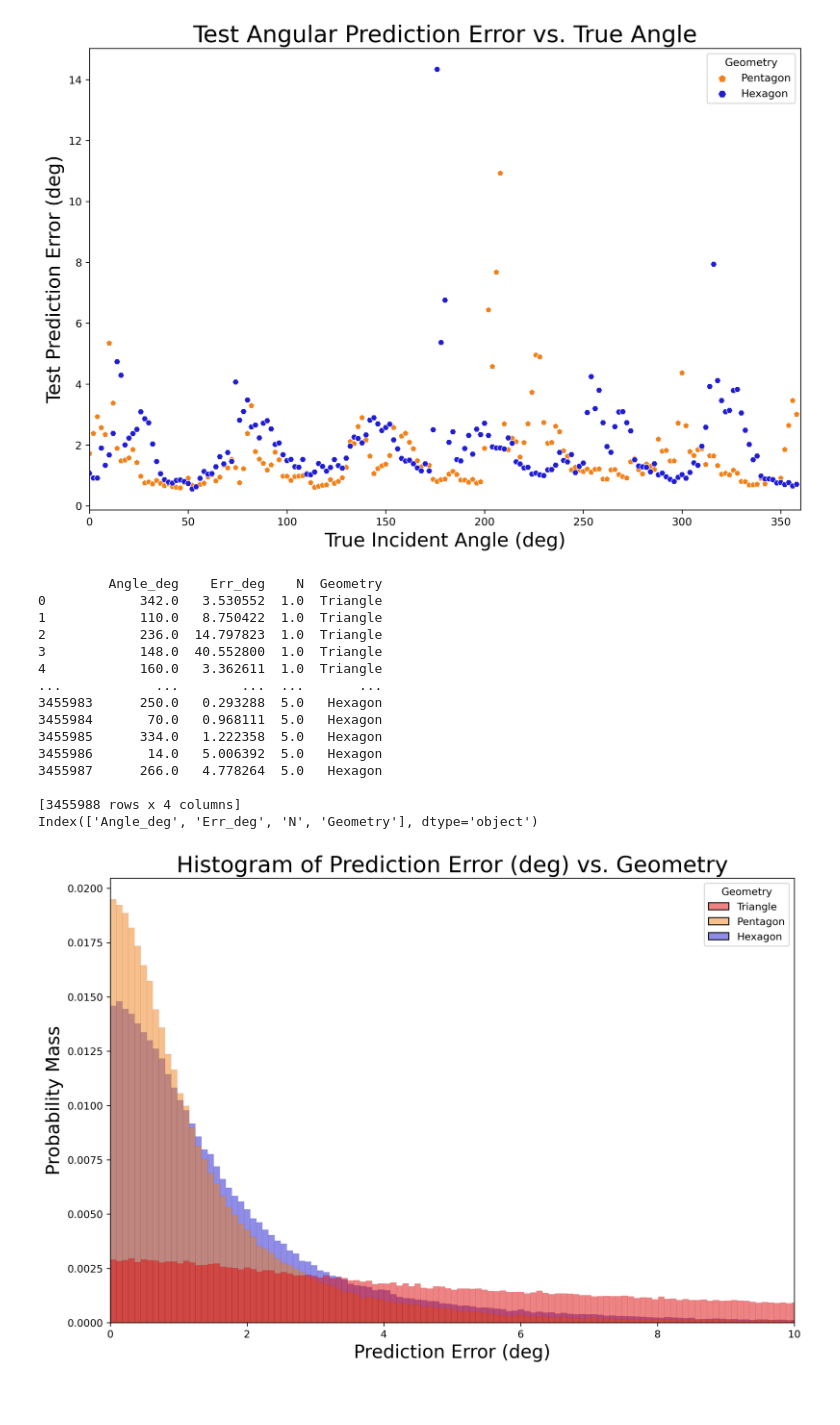
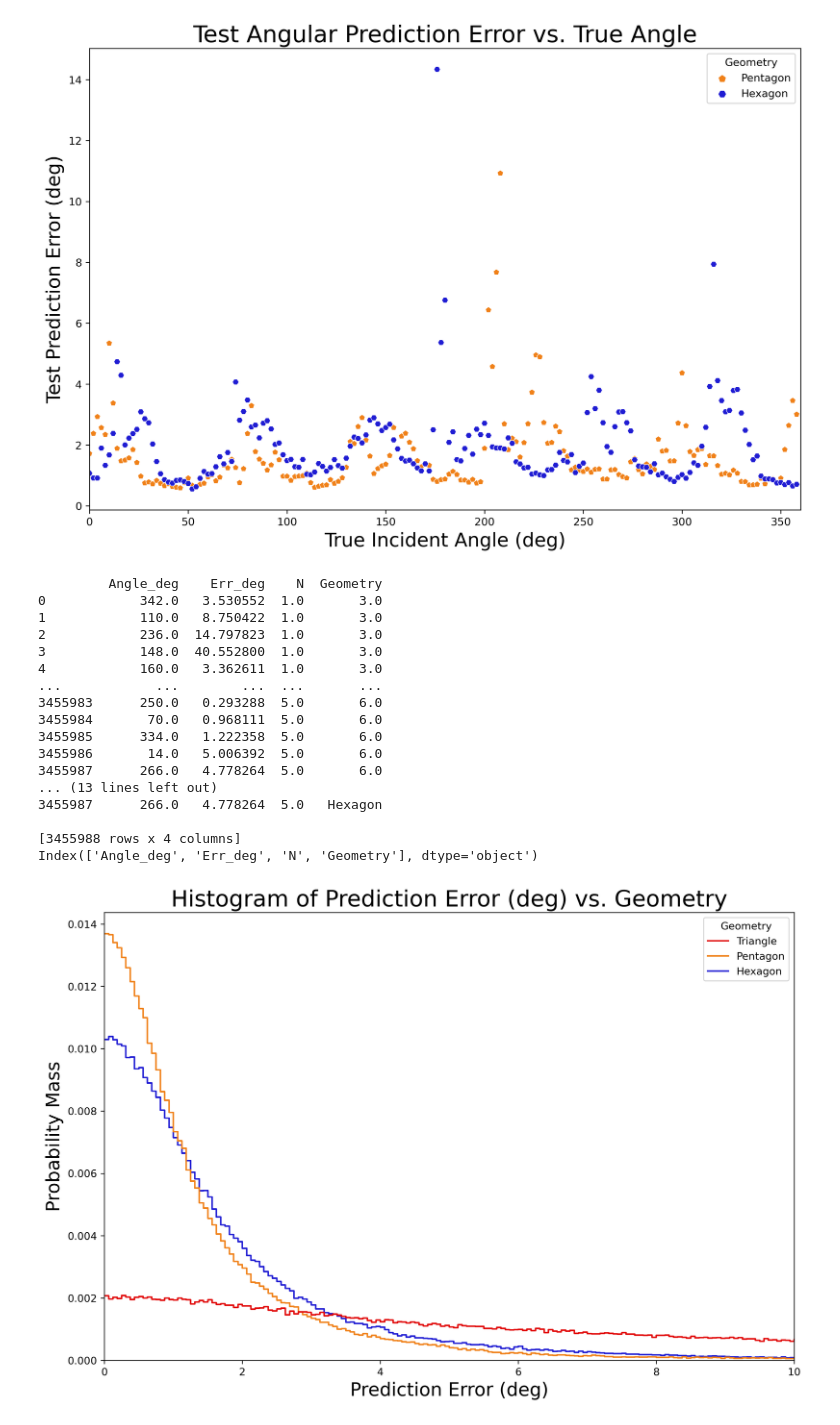
Before and after one commit to dasnyder5/wind-model, a Jupyter notebook: NateRegression/SummaryStats/ErrorHistograms.ipynb, the cells around one changed output. Cells and saved outputs as stored; diff of their text form; code cells hidden in the pictures; blank space fills up the shorter version.

Commit message:
Finished velocity and angle error work with plotting

```diff
--- a/NateRegression/SummaryStats/ErrorHistograms.ipynb
+++ b/NateRegression/SummaryStats/ErrorHistograms.ipynb
@@ -49,8 +49,10 @@ plt.show()
 # %% [output]
 [figure]
 # %%
-DF = pd.read_csv('ErrorVSAngleLarge.csv')
-DF = DF.drop(columns=['Unnamed: 0'])
+DF0 = pd.read_csv('ErrorVSAngleLarge.csv')
+DF0 = DF0.drop(columns=['Unnamed: 0'])
+print(DF0)
+DF = DF0
 DF.loc[DF['Geometry']==3 ,'Geometry']='Triangle'
 DF.loc[DF['Geometry']==4 ,'Geometry']='Square'
 DF.loc[DF['Geometry']==5 ,'Geometry']='Pentagon'
@@ -59,16 +61,18 @@ print(DF)
 print(DF.columns)
 # %% [output]
          Angle_deg    Err_deg    N  Geometry
-0            342.0   3.530552  1.0  Triangle
-1            110.0   8.750422  1.0  Triangle
-2            236.0  14.797823  1.0  Triangle
-3            148.0  40.552800  1.0  Triangle
-4            160.0   3.362611  1.0  Triangle
+0            342.0   3.530552  1.0       3.0
+1            110.0   8.750422  1.0       3.0
+2            236.0  14.797823  1.0       3.0
+3            148.0  40.552800  1.0       3.0
+4            160.0   3.362611  1.0       3.0
 ...            ...        ...  ...       ...
-3455983      250.0   0.293288  5.0   Hexagon
-3455984       70.0   0.968111  5.0   Hexagon
-3455985      334.0   1.222358  5.0   Hexagon
-3455986       14.0   5.006392  5.0   Hexagon
+3455983      250.0   0.293288  5.0       6.0
+3455984       70.0   0.968111  5.0       6.0
+3455985      334.0   1.222358  5.0       6.0
+3455986       14.0   5.006392  5.0       6.0
+3455987      266.0   4.778264  5.0       6.0
+... (13 lines left out)
 3455987      266.0   4.778264  5.0   Hexagon
 
 [3455988 rows x 4 columns]
@@ -76,17 +80,23 @@ Index(['Angle_deg', 'Err_deg', 'N', 'Geometry'], dtype='object')
 # %%
 plt.figure(figsize=(12, 8), dpi=300)
 titleFont=22
 axisFont=18
 legendFont=14
 # ax = sns.scatterplot(x="Angle_deg", y="Err_deg", hue='Geometry', style='Geometry', palette=['#e10909', '#1dd332', '#f08119', '#201dd3'], markers=['v', 'o', 'p', 'H'], data=DF[(DF.Geometry.isin(['Triangle', 'Square', 'Pentagon', 'Hexagon']) & DF.N==2.0)])
-ax = sns.histplot(x="Err_deg", stat='probability', hue='Geometry', palette=['#e10909', '#f08119', '#201dd3'], data=DF[(DF.Geometry.isin(['Triangle', 'Pentagon', 'Hexagon'])) & (DF.N == 1)])
+
+# As shaded, layered histogram:
+### # ax = sns.histplot(x="Err_deg", stat='probability', hue='Geometry', palette=['#e10909', '#f08119', '#201dd3'], data=DF[(DF.Geometry.isin(['Triangle', 'Pentagon', 'Hexagon'])) & (DF.N == 1)])
+
+# As line plot via histogram (element and fill inputs adjusted from defaults)
+ax = sns.histplot(x="Err_deg", stat='probability', hue='Geometry', palette=['#e10909', '#f08119', '#201dd3'], binwidth=0.0625, element='step', fill=False, data=DF[(DF.Geometry.isin(['Triangle', 'Pentagon', 'Hexagon'])) & (DF.N == 1)])
+
 plt.title('Histogram of Prediction Error (deg) vs. Geometry', fontsize=titleFont)
 ax.set_xlabel('Prediction Error (deg)', fontsize=axisFont)
 plt.xlim([0, 10])
 ax.set_ylabel('Probability Mass', fontsize=axisFont)
 # ax.legend(fontsize=legendFont)
 plt.grid(False)
 plt.savefig('ErrorHist.png')
 plt.show()
 # %% [output]
-[figure, old version]
+[figure, new version]
```
Also changed, not shown: parts of 2 cells of this notebook, 7 other files.
